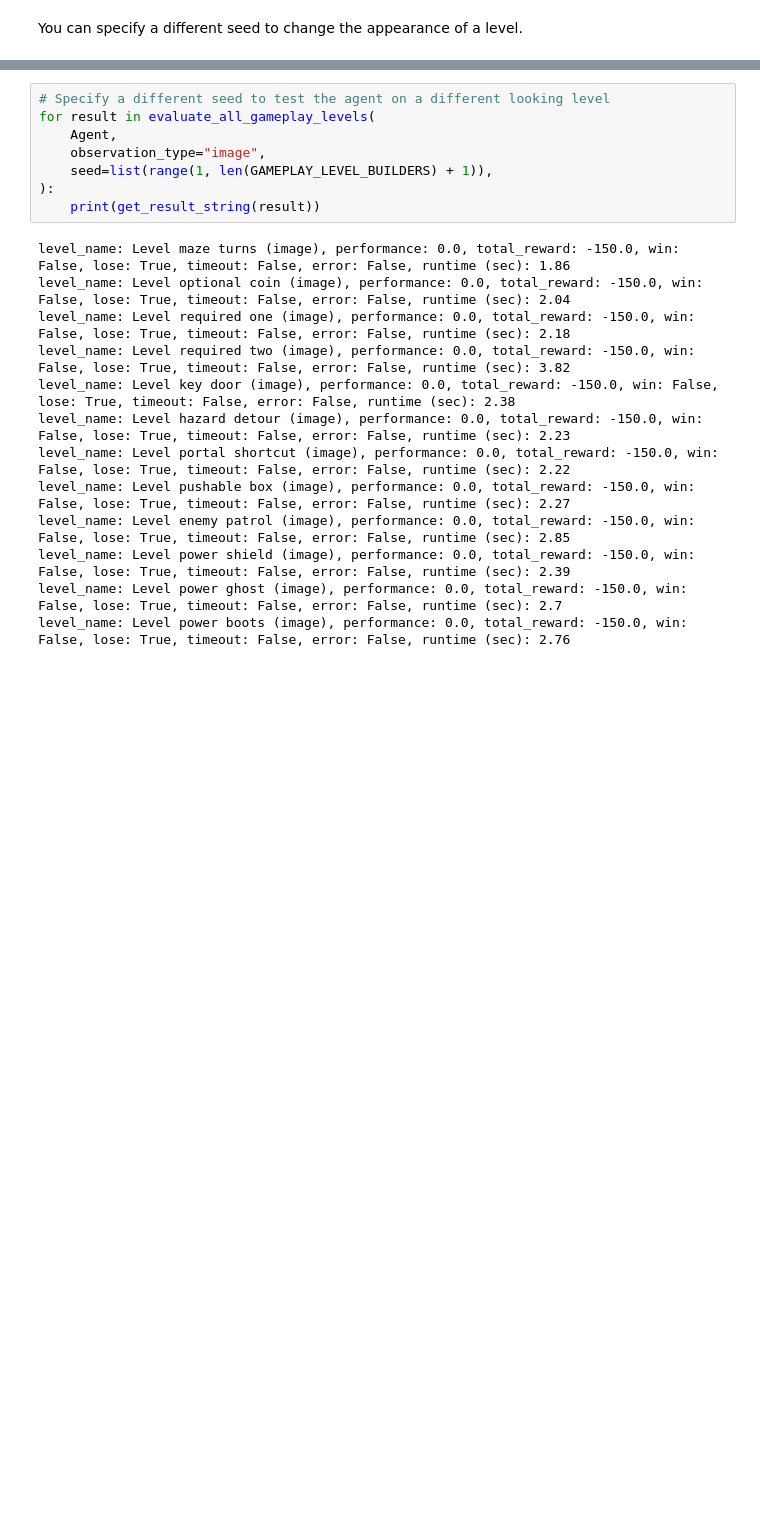
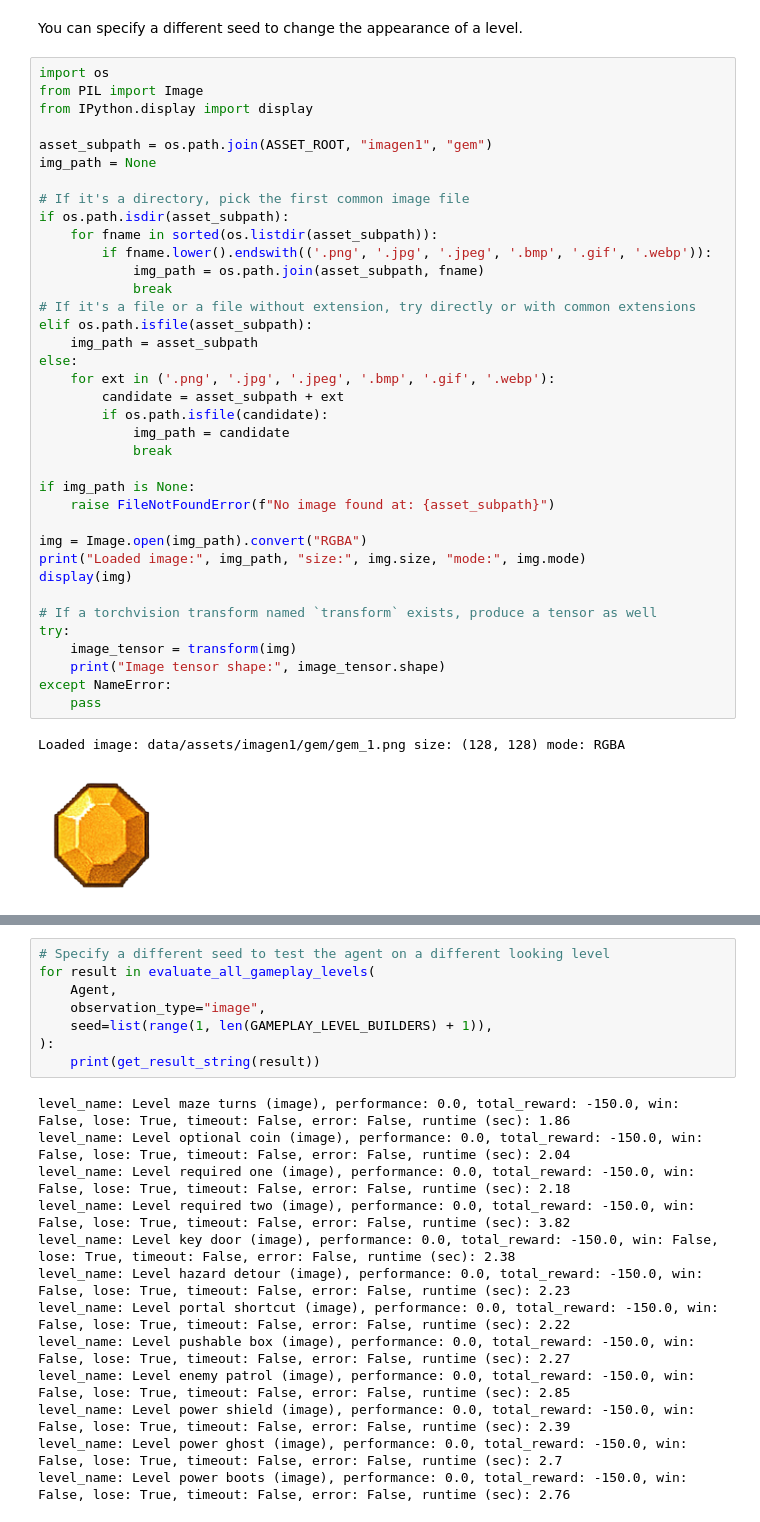
Before and after one commit to uylulu/cs2109s-miniproject, a Jupyter notebook: mini-project.ipynb, the cells around one changed output, grey strips where cells are left out. Saved outputs shown, nothing was run; the diff lists cells and outputs as text; blank space fills up the shorter version.

```diff
--- a/mini-project.ipynb
+++ b/mini-project.ipynb
@@ -1128,3 +1108,43 @@ Objective function string: default_objective_fn
 # %% [markdown]
 You can specify a different seed to change the appearance of a level.
+# %%
+import os
+from PIL import Image
+from IPython.display import display
+
+asset_subpath = os.path.join(ASSET_ROOT, "imagen1", "gem")
+img_path = None
+
+# If it's a directory, pick the first common image file
+if os.path.isdir(asset_subpath):
+    for fname in sorted(os.listdir(asset_subpath)):
+        if fname.lower().endswith(('.png', '.jpg', '.jpeg', '.bmp', '.gif', '.webp')):
+            img_path = os.path.join(asset_subpath, fname)
+            break
+# If it's a file or a file without extension, try directly or with common extensions
+elif os.path.isfile(asset_subpath):
+    img_path = asset_subpath
+else:
+    for ext in ('.png', '.jpg', '.jpeg', '.bmp', '.gif', '.webp'):
+        candidate = asset_subpath + ext
+        if os.path.isfile(candidate):
+            img_path = candidate
+            break
+
+if img_path is None:
+    raise FileNotFoundError(f"No image found at: {asset_subpath}")
+
+img = Image.open(img_path).convert("RGBA")
+print("Loaded image:", img_path, "size:", img.size, "mode:", img.mode)
+display(img)
+
+# If a torchvision transform named `transform` exists, produce a tensor as well
+try:
+    image_tensor = transform(img)
+    print("Image tensor shape:", image_tensor.shape)
+except NameError:
+    pass
+# %% [output]
+Loaded image: data/assets/imagen1/gem/gem_1.png size: (128, 128) mode: RGBA
+[figure, added]
 # %%
```
Also changed, not shown: parts of 6 cells of this notebook, 13 other files.
